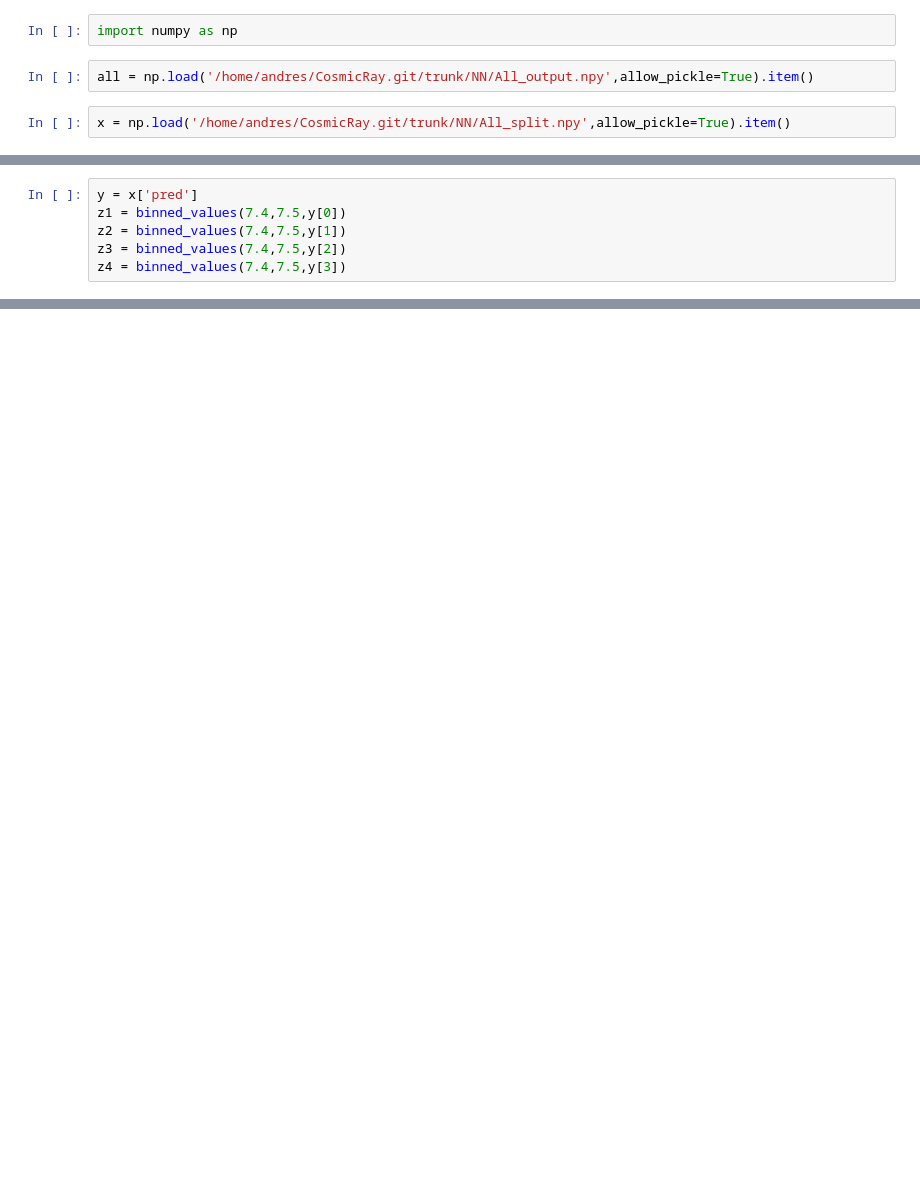
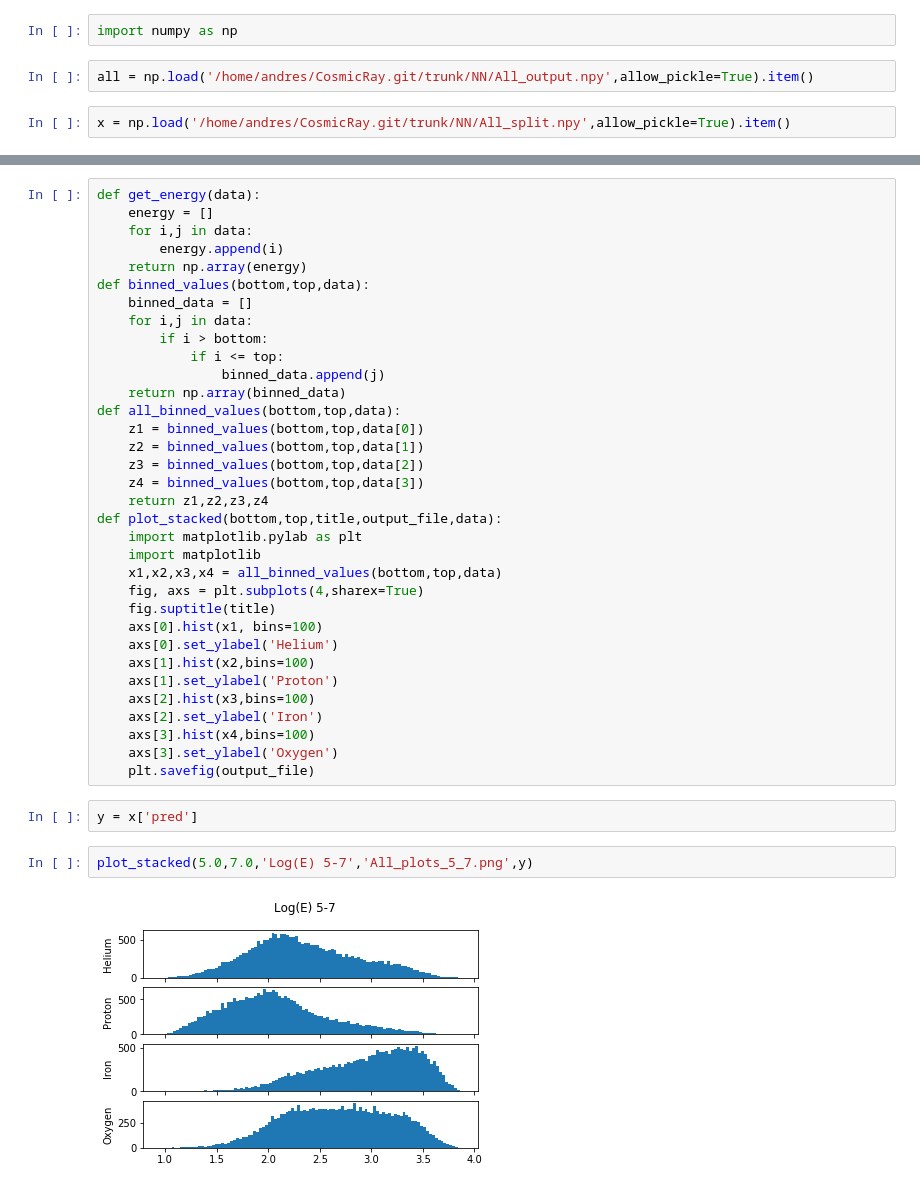
Before and after one commit to andyPhysics/CosmicRay, a Jupyter notebook: ipython/All.ipynb, the cells around one changed output, grey strips where cells are left out. Drawn from its saved outputs; the diff is of its cells as text; blank space fills up the shorter version.

Commit message:
new plots

```diff
--- a/ipython/All.ipynb
+++ b/ipython/All.ipynb
@@ -15,6 +6,0 @@ def binned_values(bottom,top,data):
-# %%
-y = x['pred']
-z1 = binned_values(7.4,7.5,y[0])
-z2 = binned_values(7.4,7.5,y[1])
-z3 = binned_values(7.4,7.5,y[2])
-z4 = binned_values(7.4,7.5,y[3])
@@ -76,0 +17,40 @@ plt.savefig('binned_all_mass.png')
+# %%
+def get_energy(data):
+    energy = []
+    for i,j in data:
+        energy.append(i)
+    return np.array(energy)
+def binned_values(bottom,top,data):
+    binned_data = []
+    for i,j in data:
+        if i > bottom:
+            if i <= top:
+                binned_data.append(j)
+    return np.array(binned_data)
+def all_binned_values(bottom,top,data):
+    z1 = binned_values(bottom,top,data[0])
+    z2 = binned_values(bottom,top,data[1])
+    z3 = binned_values(bottom,top,data[2])
+    z4 = binned_values(bottom,top,data[3])
+    return z1,z2,z3,z4
+def plot_stacked(bottom,top,title,output_file,data):
+    import matplotlib.pylab as plt
+    import matplotlib
+    x1,x2,x3,x4 = all_binned_values(bottom,top,data)
+    fig, axs = plt.subplots(4,sharex=True)
+    fig.suptitle(title)
+    axs[0].hist(x1, bins=100)
+    axs[0].set_ylabel('Helium')
+    axs[1].hist(x2,bins=100)
+    axs[1].set_ylabel('Proton')
+    axs[2].hist(x3,bins=100)
+    axs[2].set_ylabel('Iron')
+    axs[3].hist(x4,bins=100)
+    axs[3].set_ylabel('Oxygen')
+    plt.savefig(output_file)
+# %%
+y = x['pred']
+# %%
+plot_stacked(5.0,7.0,'Log(E) 5-7','All_plots_5_7.png',y)
+# %% [output]
+[figure, added]
```
Also changed, not shown: parts of 13 cells of this notebook, 8 other files.
